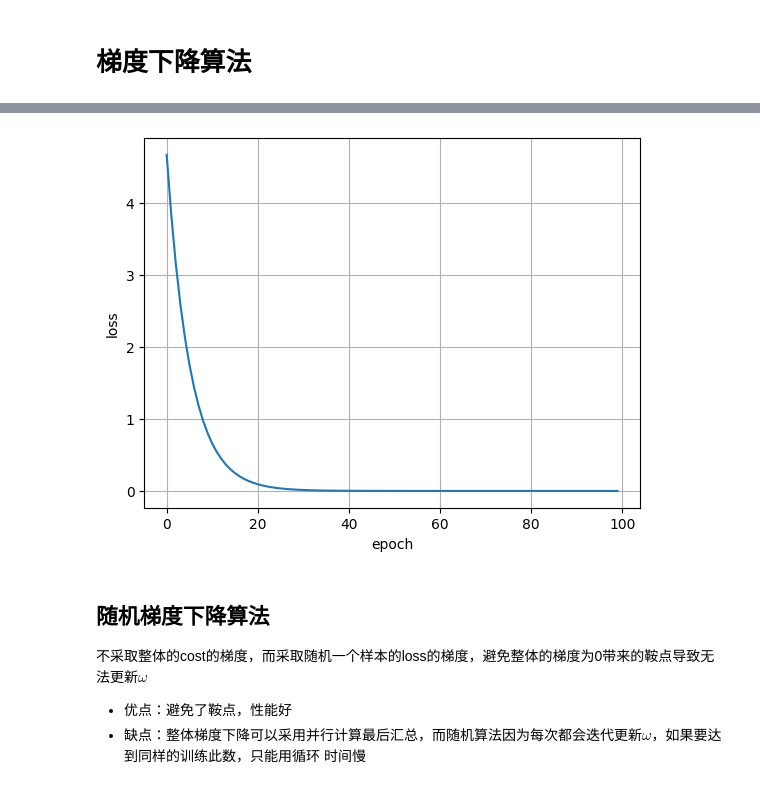
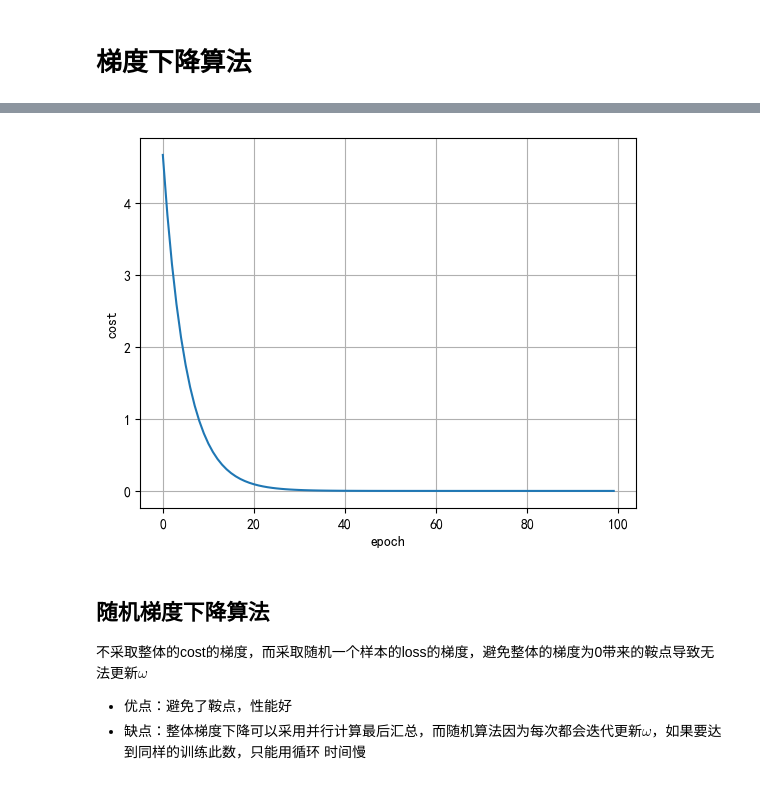
Before and after one commit to SiyueQ/-, a Jupyter notebook: Pytorch深度学习入门.ipynb, the cells around one changed output, grey strips where cells are left out. Drawn from its saved outputs; the diff is of its cells as text; code cells hidden in the pictures.

```diff
--- a/Pytorch深度学习入门.ipynb
+++ b/Pytorch深度学习入门.ipynb
@@ -84,35 +84,35 @@ def cost(xs, ys):
         y_pred = forward(x)
         cost += (y_pred - y)**2
     return cost / len(xs)
 
 
 # define the gradient function  gd
 def gradient(xs, ys):
     grad = 0
     for x, y in zip(xs, ys):
         grad += 2 * x * (x * w - y)
     return grad / len(xs)
 
 
 epoch_list = []
 cost_list = []
 # print('predict (before training)', 4, forward(4))
 for epoch in range(100):
     cost_val = cost(x_data, y_data)
     grad_val = gradient(x_data, y_data)
     w -= 0.01 * grad_val  # 0.01 learning rate
     # print('epoch:', epoch, 'w=', w, 'loss=', cost_val)
     epoch_list.append(epoch)
     cost_list.append(cost_val)
 
 # print('predict (after training)', 4, forward(4))
 plt.plot(epoch_list, cost_list)
-plt.ylabel('loss')
+plt.ylabel('cost')
 plt.xlabel('epoch')
 plt.grid()
 plt.show()
 # %% [output]
-[figure, old version]
+[figure, new version]
 # %% [markdown]
 ## 随机梯度下降算法
 不采取整体的cost的梯度，而采取随机一个样本的loss的梯度，避免整体的梯度为0带来的鞍点导致无法更新$\omega$
```
Also changed, not shown: parts of 18 cells of this notebook.
